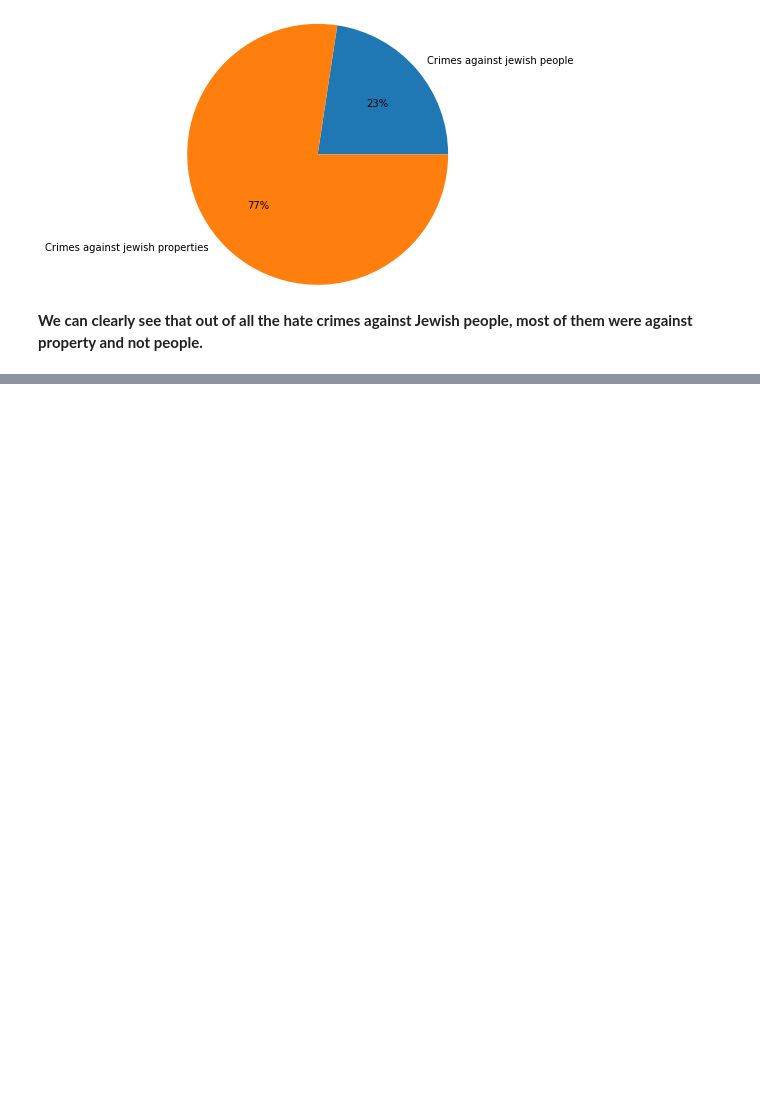
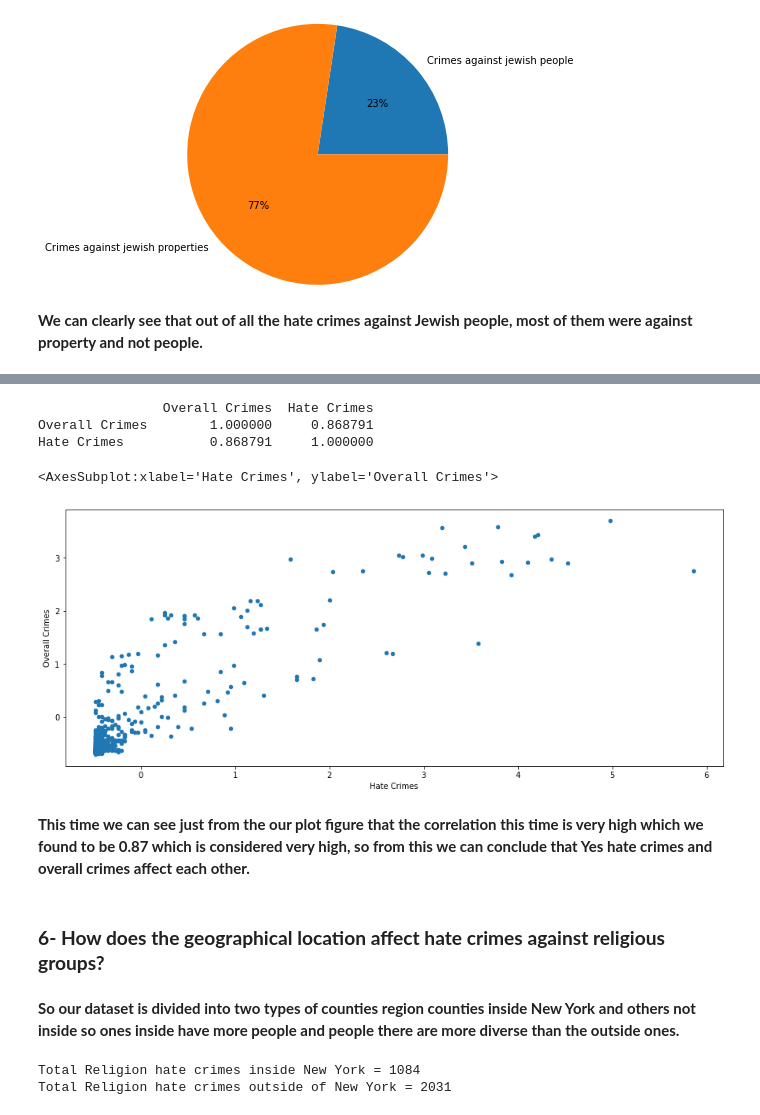
Before and after one commit to BlackYun2/data-science-project, a Jupyter notebook: Group 19 (1).ipynb, the cells around one changed output, grey strips where cells are left out. Cells and saved outputs as stored; diff of their text form; code cells hidden in the pictures; blank space fills up the shorter version.

```diff
--- a/Group 19 (1).ipynb
+++ b/Group 19 (1).ipynb
@@ -406,0 +535,15 @@ print()
+# %%
+#se we start with split our table to get our desired columns which is
+#total incidents of hate crimes and total reported crimes overall
+totals_df = final_df.loc[
+    :, (final_df.columns == "Total Incidents") | (final_df.columns == "Total Reported Crimes")
+]
+
+#then we rename them to be more clear which column represent what
+totals_df = totals_df.rename(
+    columns={
+        "Total Incidents": "Hate Crimes",
+        "Total Reported Crimes": "Overall Crimes",
+    },
+)
+totals_df
@@ -406,0 +564,36 @@ print()
+# %%
+#then we calculate our corraelatain
+print(totals_df.corr(method='pearson'))
+#then we normalize it to make it easier to visualize
+normalizedTotals = (totals_df - totals_df.mean()) / (totals_df.std())
+normalizedTotals.plot.scatter(x='Hate Crimes', y='Overall Crimes', figsize= (15,6))
+# %% [output]
+                Overall Crimes  Hate Crimes
+Overall Crimes        1.000000     0.868791
+Hate Crimes           0.868791     1.000000
+<AxesSubplot:xlabel='Hate Crimes', ylabel='Overall Crimes'>
+[figure, added]
+# %% [markdown]
+**This time we can see just from the our plot figure that the correlation this time is very high which we found to be 0.87 which is considered very high, so from this we can conclude that Yes hate crimes and overall crimes affect each other.**
+# %% [markdown]
+### **6- How does the geographical location affect hate crimes against religious groups?**
+# %% [markdown]
+**So our dataset is divided into two types of counties region counties inside New York and others not inside so ones inside have more people and people there are more diverse than the outside ones.**
+# %%
+#we collect all columns with religion in them
+AntiReligion_column = final_df.iloc[:, 25:38].sum(axis=1)
+
+#then we concat this new column and add it to the old dataframe to work with it
+AntiReligion_df = pd.concat([final_df.iloc[:, 0:38], AntiReligion_column, final_df.iloc[:, 38:]], axis=1)
+AntiReligion_df.rename(columns={0: "Anti-Religious Groups"}, inplace=True)
+
+#now we separate the ones in new York and the ones not in New York
+inNewYork = AntiReligion_df.loc[(AntiReligion_df["Region_New York City"] == 1)]
+notNewYork = AntiReligion_df.loc[(AntiReligion_df["Region_Non-New York City"] == 1)]
+
+#then we print the sum of crimes to see which one have more crimes
+print("Total Religion hate crimes inside New York = " + str(notNewYork["Anti-Religious Groups"].sum()))
+print("Total Religion hate crimes outside of New York = " + str(inNewYork["Anti-Religious Groups"].sum()))
+# %% [output]
+Total Religion hate crimes inside New York = 1084
+Total Religion hate crimes outside of New York = 2031
```
Also changed, not shown: parts of 14 cells of this notebook, 1 other file.
